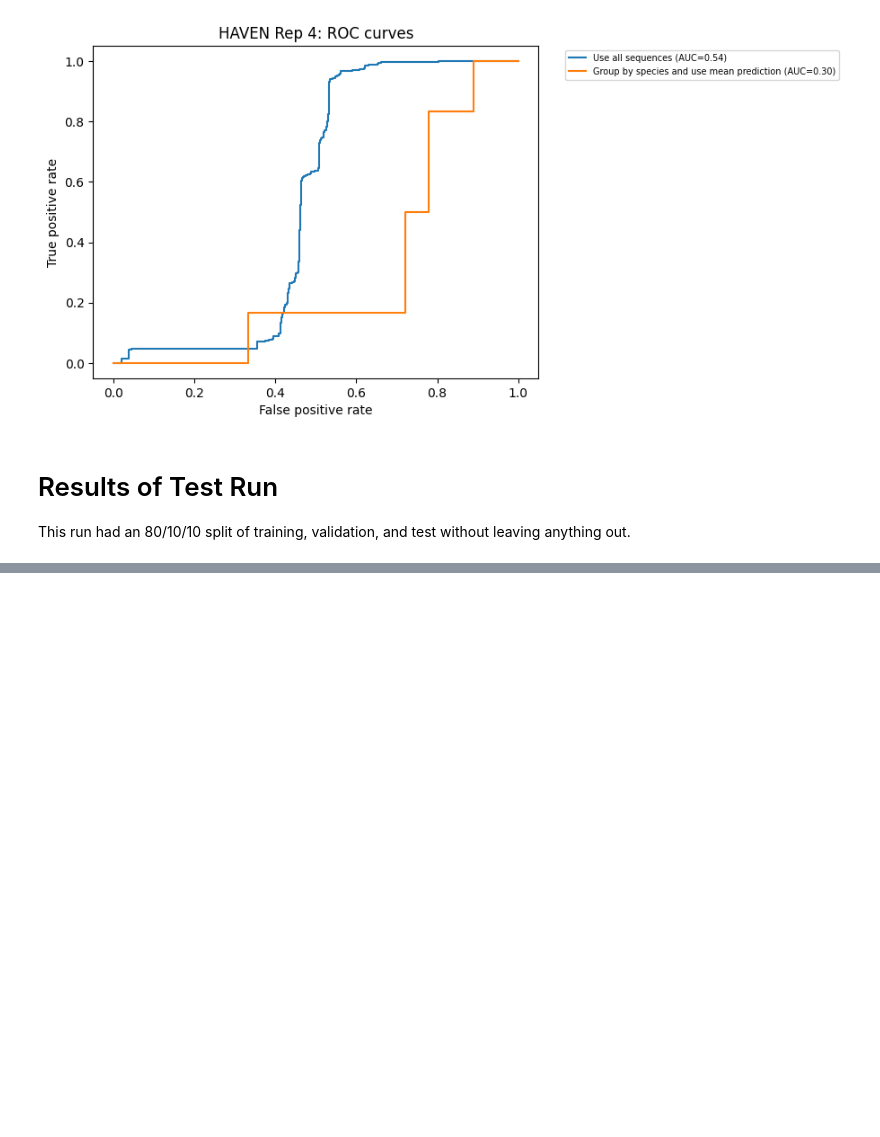
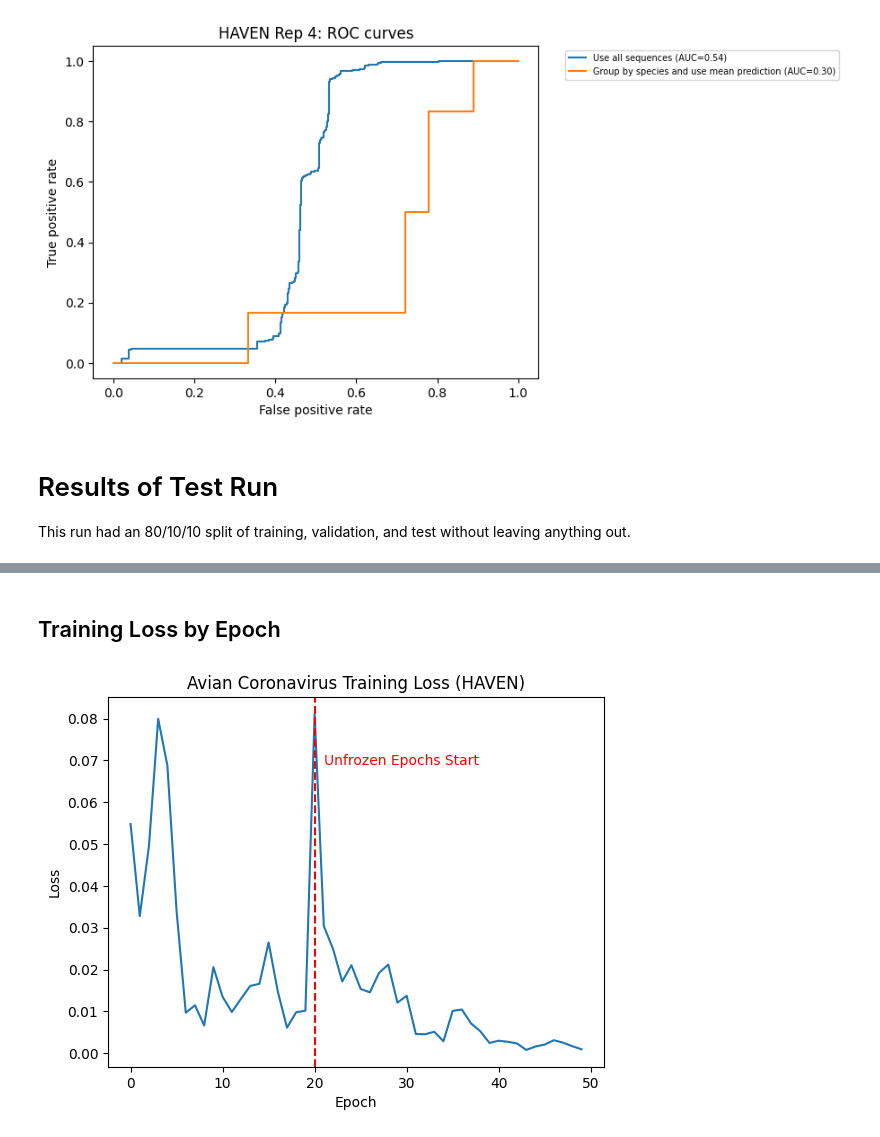
Before and after one commit to alyssaanastasi/HAVEN, a Jupyter notebook: src/jupyter_notebooks/results-analysis/kuzmin/kuzmin_analysis.ipynb, the cells around one changed output, grey strips where cells are left out. Saved outputs shown, nothing was run; the diff lists cells and outputs as text; code cells hidden in the pictures; blank space fills up the shorter version.

```diff
--- a/src/jupyter_notebooks/results-analysis/kuzmin/kuzmin_analysis.ipynb
+++ b/src/jupyter_notebooks/results-analysis/kuzmin/kuzmin_analysis.ipynb
@@ -209,0 +284,21 @@ plt.show()
+# %% [markdown]
+## Training Loss by Epoch
+# %%
+def set_training_epoch(step):
+    return (step // 59) + 1
+
+training_loss_df = pd.read_csv("without_validation/without_validation_training_loss.csv")
+training_loss_df['epoch'] = training_loss_df.index.map(set_training_epoch)
+training_loss_df = training_loss_df.rename(columns = {'iter_0_Avian_coronavirus - training-loss' : 'training_loss'})
+training_loss_grouped = training_loss_df[['epoch', 'training_loss']]
+training_loss_grouped = training_loss_grouped.groupby("epoch").agg('mean').reset_index()
+
+plt.plot(training_loss_grouped['training_loss'])
+plt.title(f"Avian Coronavirus Training Loss (HAVEN)")
+plt.ylabel("Loss")
+plt.xlabel("Epoch")
+plt.axvline(x=20, color='r', linestyle='--', label='Unfrozen Epochs Start')
+plt.text(21, .07, 'Unfrozen Epochs Start', verticalalignment='center', color='r')
+plt.show()
+# %% [output]
+[figure, added]
```
Also changed, not shown: parts of 6 cells of this notebook, 1 other file.
